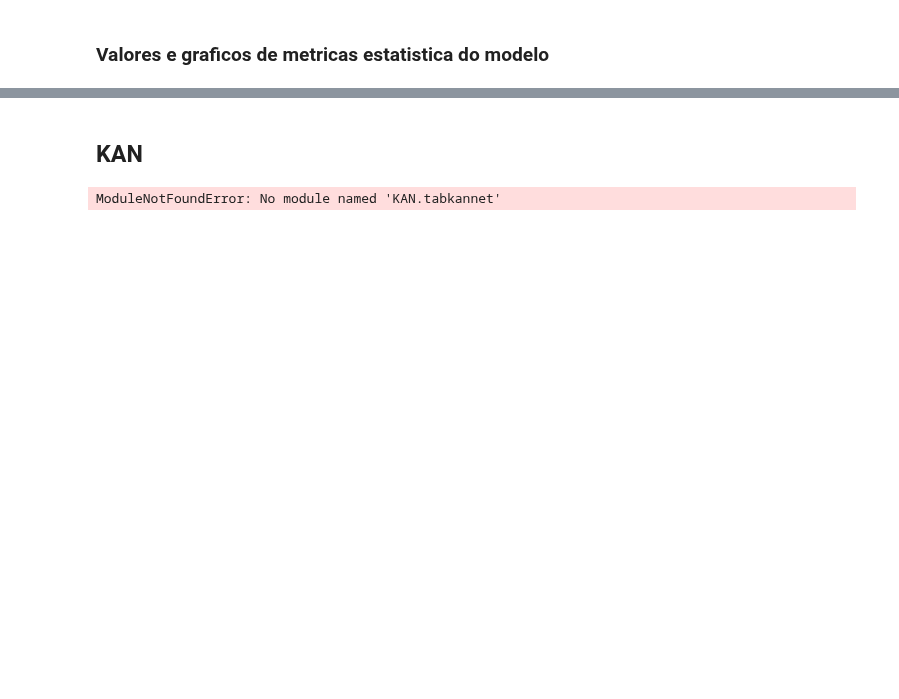
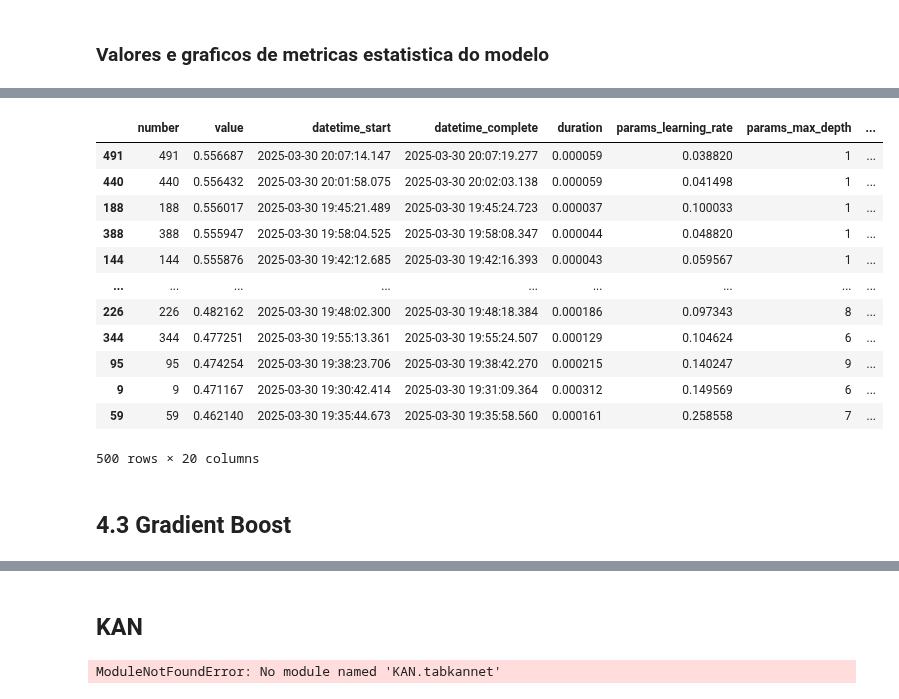
Before and after one commit to Erickllino/Projeto-IF702, a Jupyter notebook: Projeto Final/main.ipynb, the cells around one changed output, grey strips where cells are left out. Drawn from its saved outputs; the diff is of its cells as text; code cells hidden in the pictures; blank space fills up the shorter version.

```diff
--- a/Projeto Final/main.ipynb
+++ b/Projeto Final/main.ipynb
@@ -650,0 +627,21 @@ Resultados no Teste:
+# %%
+test = pd.read_excel('Gradient_Boost\optuna_results_GB.xlsx')
+test
+test.sort_values(by='value', ascending=False, inplace=True)
+test
+# %% [output]
+|  | number | value | datetime_start | datetime_complete | duration | params_learning_rate | params_max_depth | ... |
+| 491 | 491 | 0.556687 | 2025-03-30 20:07:14.147 | 2025-03-30 20:07:19.277 | 0.000059 | 0.038820 | 1 | ... |
+| 440 | 440 | 0.556432 | 2025-03-30 20:01:58.075 | 2025-03-30 20:02:03.138 | 0.000059 | 0.041498 | 1 | ... |
+| 188 | 188 | 0.556017 | 2025-03-30 19:45:21.489 | 2025-03-30 19:45:24.723 | 0.000037 | 0.100033 | 1 | ... |
+| 388 | 388 | 0.555947 | 2025-03-30 19:58:04.525 | 2025-03-30 19:58:08.347 | 0.000044 | 0.048820 | 1 | ... |
+| 144 | 144 | 0.555876 | 2025-03-30 19:42:12.685 | 2025-03-30 19:42:16.393 | 0.000043 | 0.059567 | 1 | ... |
+| ... | ... | ... | ... | ... | ... | ... | ... | ... |
+| 226 | 226 | 0.482162 | 2025-03-30 19:48:02.300 | 2025-03-30 19:48:18.384 | 0.000186 | 0.097343 | 8 | ... |
+| 344 | 344 | 0.477251 | 2025-03-30 19:55:13.361 | 2025-03-30 19:55:24.507 | 0.000129 | 0.104624 | 6 | ... |
+| 95 | 95 | 0.474254 | 2025-03-30 19:38:23.706 | 2025-03-30 19:38:42.270 | 0.000215 | 0.140247 | 9 | ... |
+| 9 | 9 | 0.471167 | 2025-03-30 19:30:42.414 | 2025-03-30 19:31:09.364 | 0.000312 | 0.149569 | 6 | ... |
+| 59 | 59 | 0.462140 | 2025-03-30 19:35:44.673 | 2025-03-30 19:35:58.560 | 0.000161 | 0.258558 | 7 | ... |
+500 rows × 20 columns
+# %% [markdown]
+## 4.3 Gradient Boost
```
Also changed, not shown: parts of 24 cells of this notebook, 2 other files.
